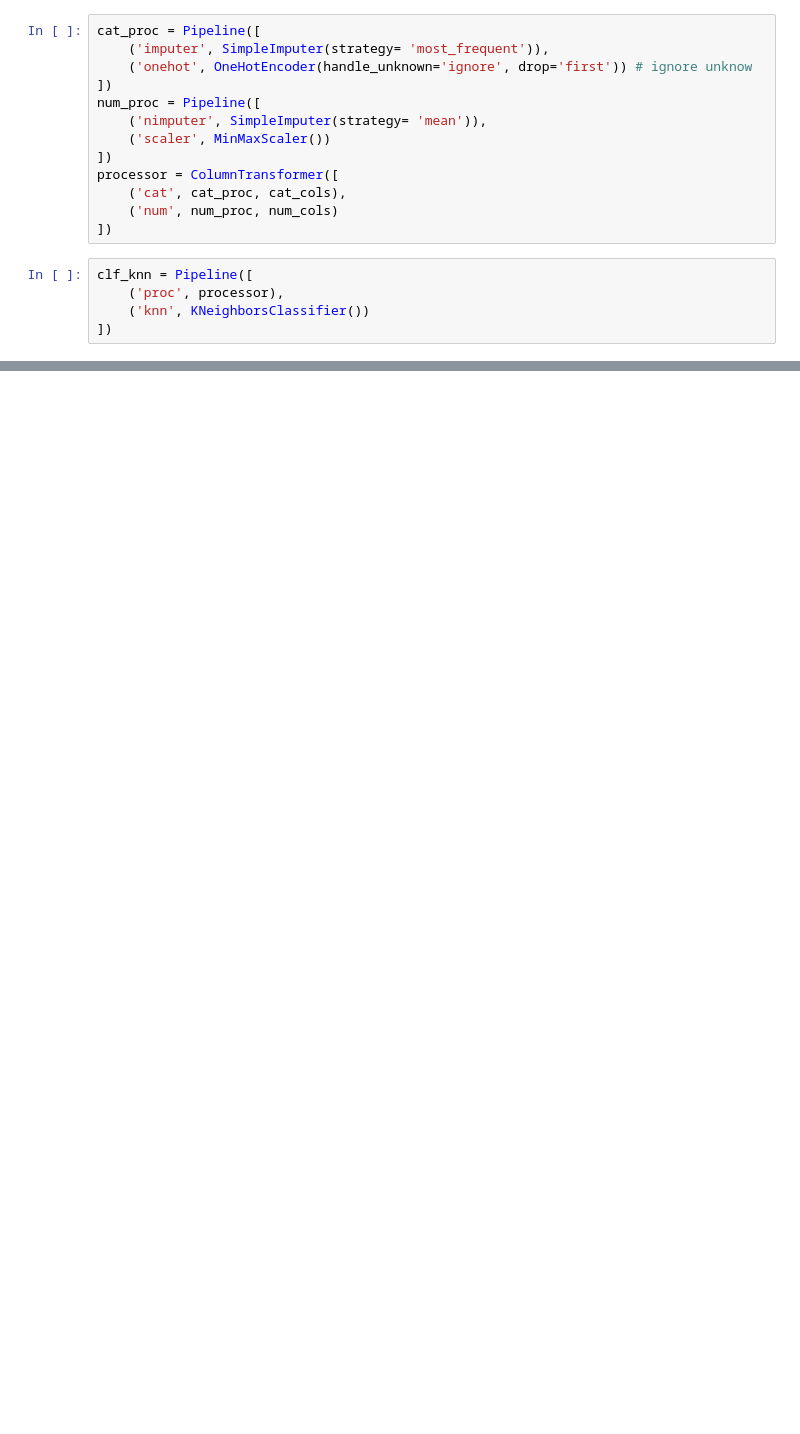
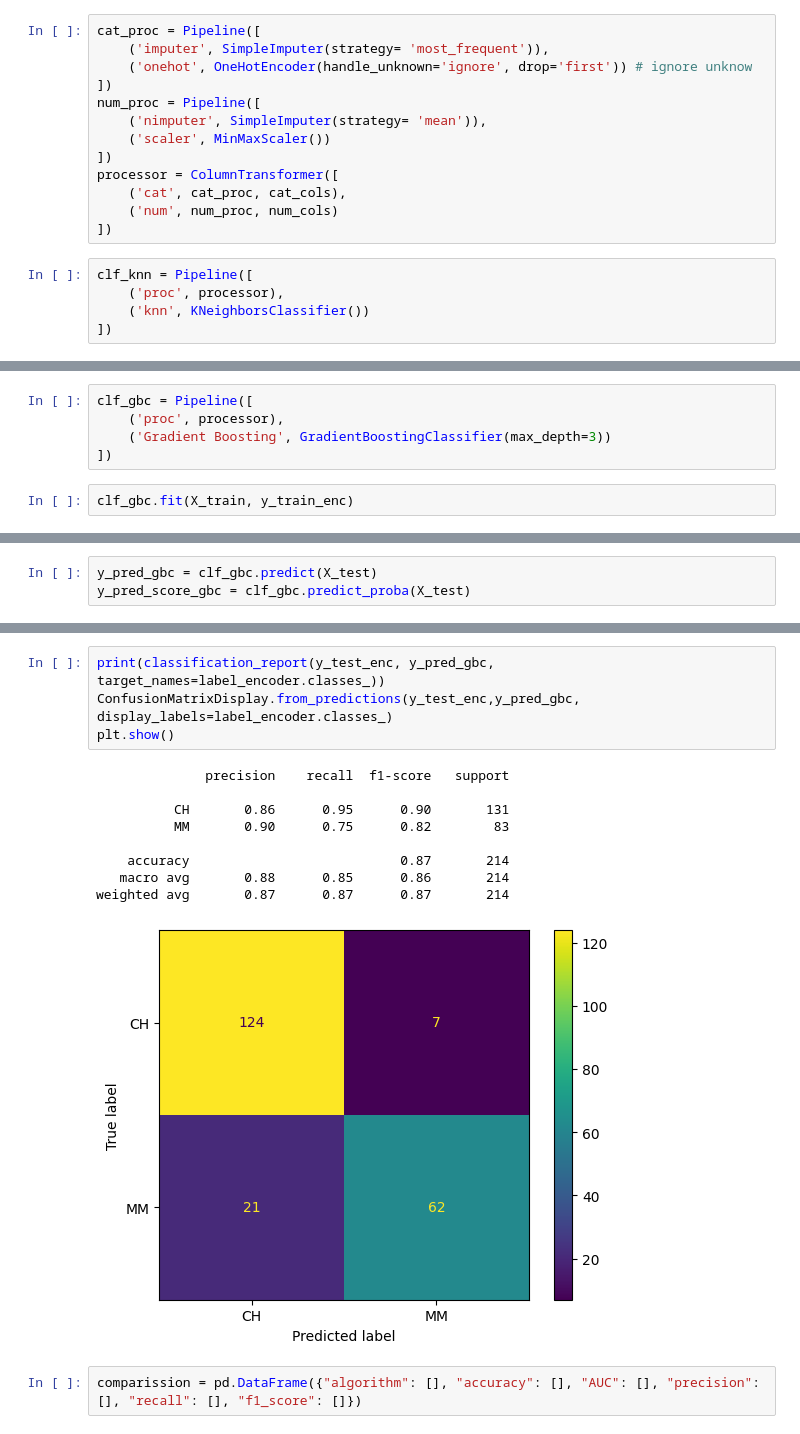
Before and after one commit to Alvizo-mx/processing_01, a Jupyter notebook: naranjas.ipynb, the cells around one changed output, grey strips where cells are left out. Cells and saved outputs as stored; diff of their text form; blank space fills up the shorter version.

```diff
--- a/naranjas.ipynb
+++ b/naranjas.ipynb
@@ -205,0 +346,7 @@ Accuracy: 0.822429906542056
+# %%
+clf_gbc = Pipeline([
+    ('proc', processor),
+    ('Gradient Boosting', GradientBoostingClassifier(max_depth=3))
+])
+# %%
+clf_gbc.fit(X_train, y_train_enc)
@@ -205,0 +371,3 @@ Accuracy: 0.822429906542056
+# %%
+y_pred_gbc = clf_gbc.predict(X_test)
+y_pred_score_gbc = clf_gbc.predict_proba(X_test)
@@ -205,0 +384,16 @@ Accuracy: 0.822429906542056
+# %%
+print(classification_report(y_test_enc, y_pred_gbc, target_names=label_encoder.classes_))
+ConfusionMatrixDisplay.from_predictions(y_test_enc,y_pred_gbc, display_labels=label_encoder.classes_)
+plt.show()
+# %% [output]
+              precision    recall  f1-score   support
+
+          CH       0.86      0.95      0.90       131
+          MM       0.90      0.75      0.82        83
+
+    accuracy                           0.87       214
+   macro avg       0.88      0.85      0.86       214
+weighted avg       0.87      0.87      0.87       214
+[figure, added]
+# %%
+comparission = pd.DataFrame({"algorithm": [], "accuracy": [], "AUC": [], "precision": [], "recall": [], "f1_score": []})
```
Also changed, not shown: parts of 21 cells of this notebook.
